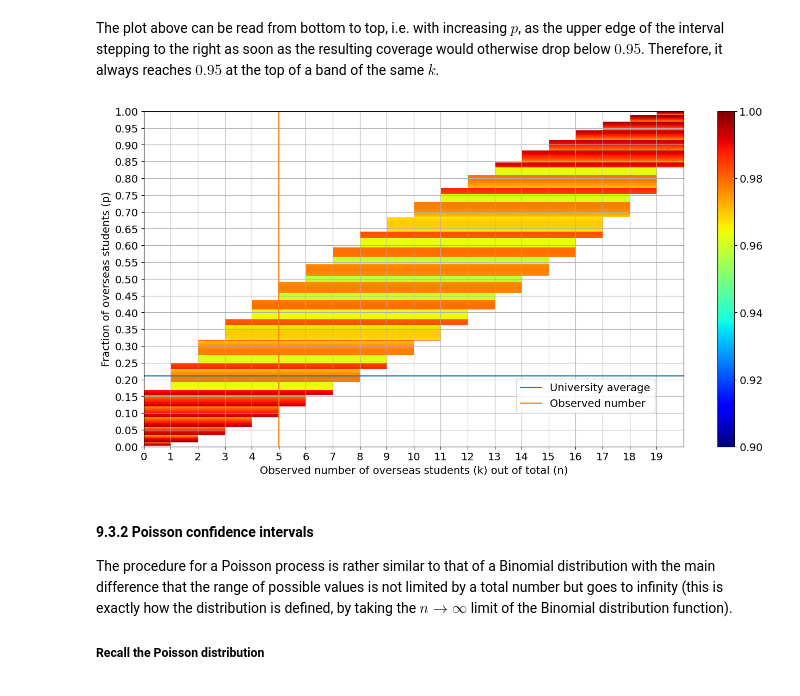
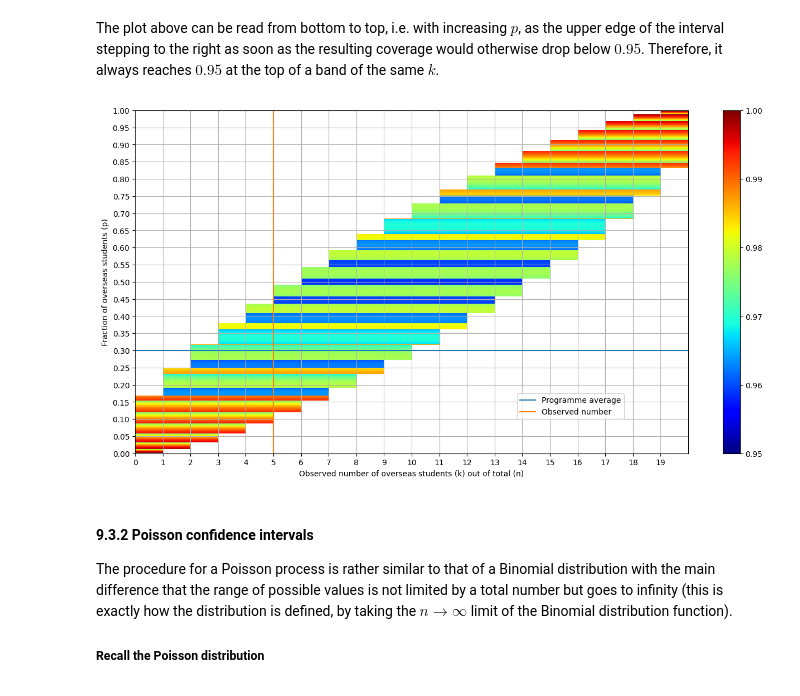
Before and after one commit to p-parkinson/intro_data_science, a Jupyter notebook: Chapter 9/Chapter 9.ipynb, the cells around one changed output. Saved outputs shown, nothing was run; the diff lists cells and outputs as text; code cells hidden in the pictures.

```diff
--- a/Chapter 9/Chapter 9.ipynb
+++ b/Chapter 9/Chapter 9.ipynb
@@ -1,11 +0,0 @@
-# %%
-## Import required Python modules
-%matplotlib inline
-import matplotlib.pyplot as plt
-import numpy as np
-import scipy.stats
-#from IPython.core.display import display
-from IPython.display import display, HTML
-
-## Customising the font size of figures
-plt.rcParams.update({'font.size': 14})
@@ -394,6 +537,13 @@ plt.show()
 The following three plots show the construction of the confidence belt first separated in one-sided intervals, which satisfy the inequalities discussed above, and finally their intersection.
 The color shows the variation of the confidence level covered, which illustrates the steps.
 # %%
+import numpy as np
+import matplotlib.pyplot as plt
+from matplotlib.patches import Rectangle
+from matplotlib.collections import PatchCollection
+from scipy.stats import binom
+from typing import Tuple
+
 def calculate_confidence_interval(confidence_level: float, n_total: int, prob: float) -> Tuple[float, float, float]:
     """
     Calculate the upper confidence interval for a binomial distribution.
@@ -430,12 +580,19 @@ coverage_probabilities = []
 
 # Calculate confidence intervals for different probabilities
 for i in range(1, n_points):
+    # Ranges from 0 to 1 (excluding 0 to avoid division by zero)
     prob_overseas = i / n_points
 
     # Calculate confidence interval and coverage
     lower, upper, coverage = calculate_confidence_interval(
         confidence_level, n_students, prob_overseas
     )
+
+    if i in [50,300,500,1000]:
+        print(f"Probability of overseas students: {prob_overseas}")
+        print(f"Lower bound: {lower}")
+        print(f"Upper bound: {upper}")
+        print(f"Coverage probability: {coverage}")
 
     # Create rectangle patch for visualization
     belt_patches.append(
@@ -446,7 +603,7 @@ for i in range(1, n_points):
 # Create confidence belt visualization
 belt = PatchCollection(belt_patches, alpha=1.0, cmap='jet')
 belt.set_array(np.array(coverage_probabilities))
-belt.set_clim([0.94, 1])  # Set color scale for coverage probability
+belt.set_clim([0.97, 1])  # Set color scale for coverage probability
 
 # Create and configure plot
 fig, ax = plt.subplots(figsize=(16, 8))
@@ -534,7 +723,7 @@ def calculate_confidence_interval(confidence_level: float, sample_size: int,
     return lower_bound, upper_bound, coverage
 
 # Set up parameters
-n_points = 1000  # Number of probability points to evaluate
+n_points = 2000  # Number of probability points to evaluate
 confidence_level = 0.95  # 95% confidence level
 n_students = 20  # Total number of students
 n_overseas = 5   # Observed number of overseas students
@@ -553,36 +742,36 @@ for i in range(1, n_points):
     coverage_probabilities.append(coverage)
 
 # Create visualization
 fig, ax = plt.subplots(figsize=(16, 8))
 
 # Create and configure confidence belt collection
 belt = PatchCollection(belt_patches, alpha=1.0, cmap='jet')
 belt.set_array(np.array(coverage_probabilities))
-belt.set_clim([0.9, 1])  # Set color scale for coverage probability
+belt.set_clim([0.95, 1])  # Set color scale for coverage probability
 
 # Set up plot
 ax.set_xlim(0, n_students)
 ax.set_ylim(0, 1)
 ax.add_collection(belt)
 
 # Configure axes
 ax.set_yticks([x/20 for x in range(21)])
 ax.set_xticks([x for x in range(n_students)])
 ax.grid(which='both', axis='x')
 ax.grid(which='major', axis='y')
 ax.set_xlabel('Observed number of overseas students (k) out of total (n)')
 ax.set_ylabel('Fraction of overseas students (p)')
 
 # Add reference lines
-ax.plot([0, n_students], [0.21]*2, label='University average')
+ax.plot([0, n_students], [0.3]*2, label='Programme average')
 ax.plot([n_overseas]*2, [0, 1], label='Observed number')
 ax.legend(loc=[0.69, 0.10])
 
 # Add colorbar showing coverage probability
 plt.colorbar(belt)
 plt.show()
 # %% [output]
-[figure, old version]
+[figure, new version]
 # %% [markdown]
 #### 9.3.2 Poisson confidence intervals
 
```
Also changed, not shown: parts of 15 cells of this notebook.
